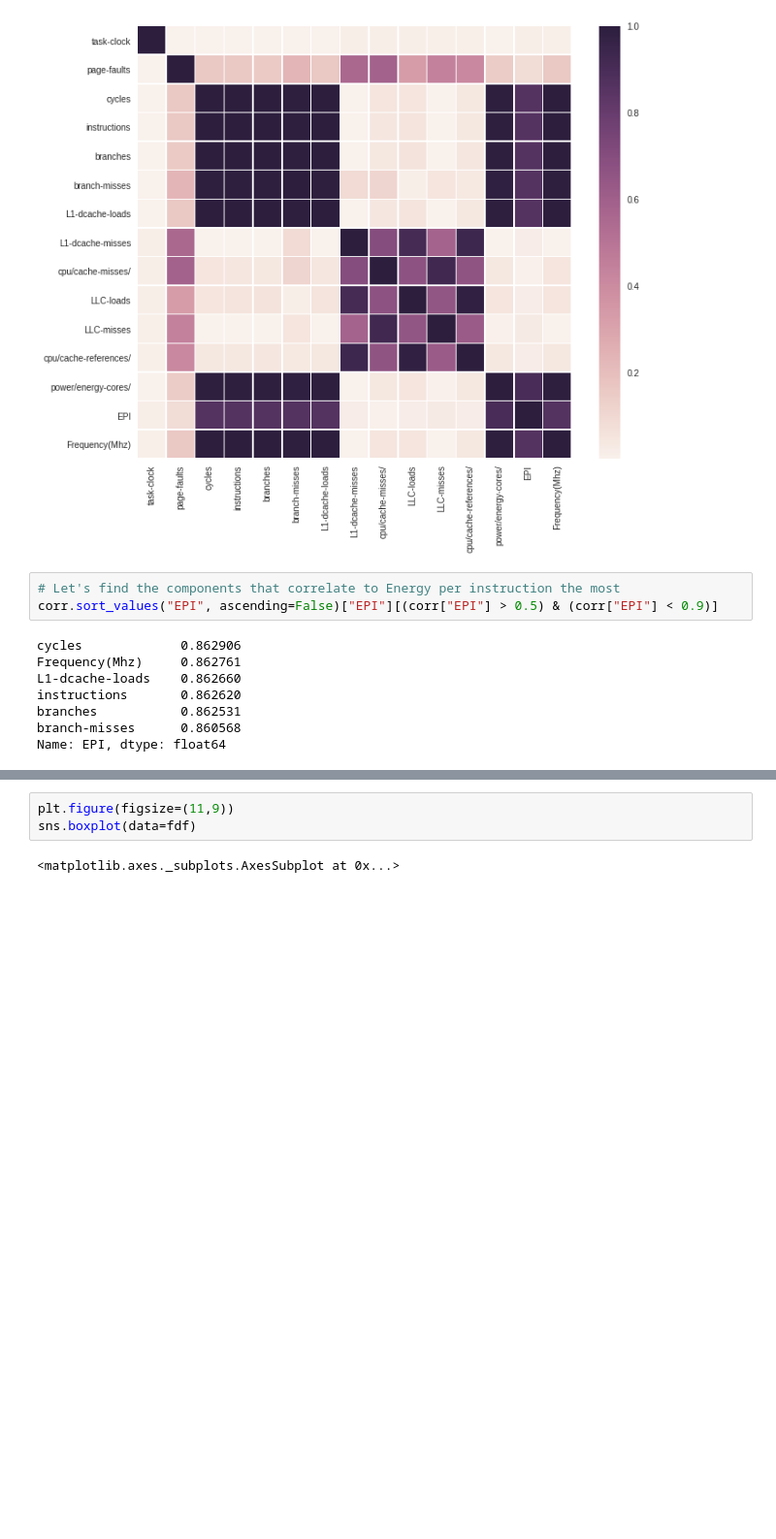
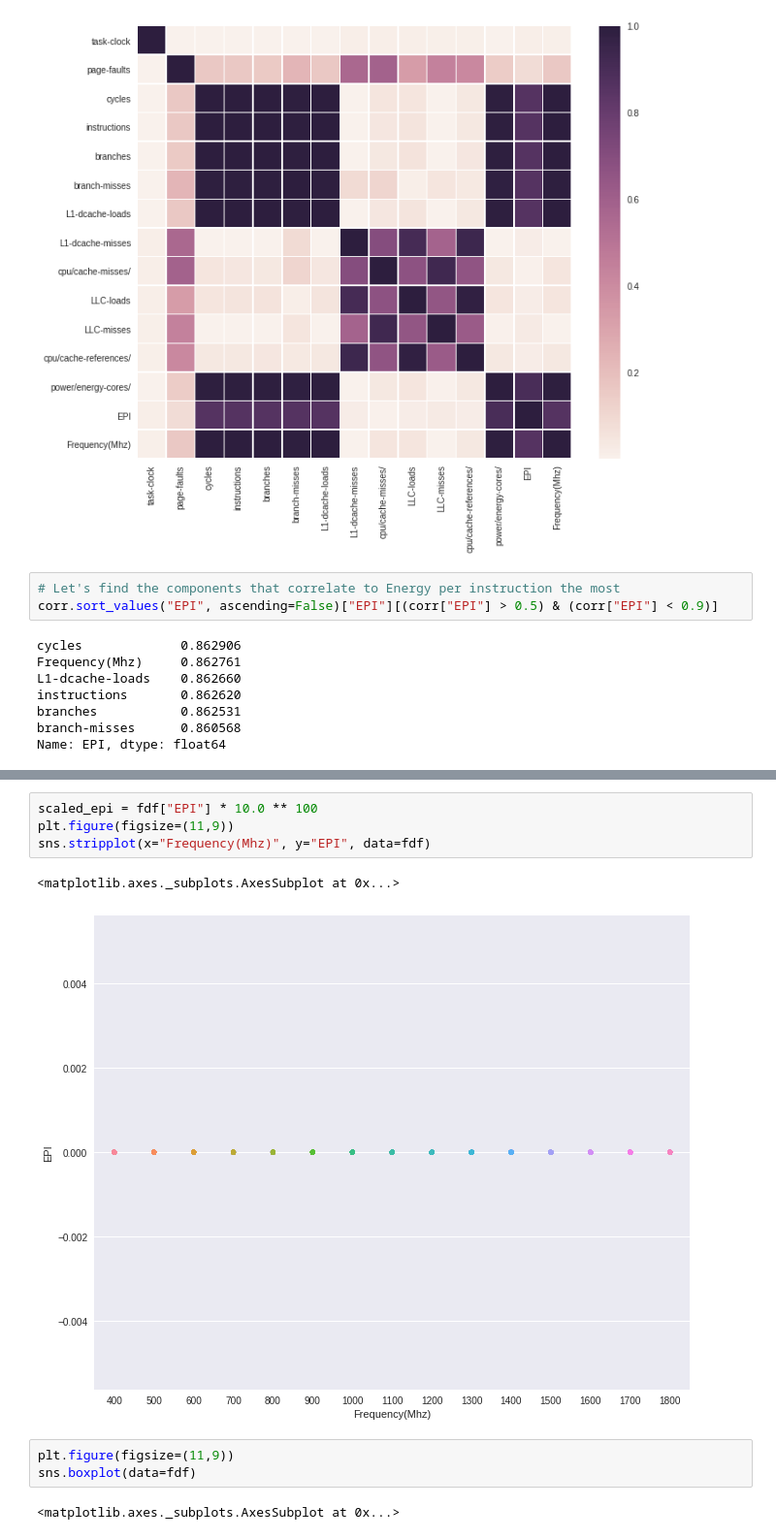
Before and after one commit to rahulunair/perf_scripts, a Jupyter notebook: EA-CPU-full-stress-power-frequency.ipynb, the cells around one changed output, grey strips where cells are left out. Shown at 97% size. Drawn from its saved outputs; the diff is of its cells as text; blank space fills up the shorter version.

```diff
--- a/EA-CPU-full-stress-power-frequency.ipynb
+++ b/EA-CPU-full-stress-power-frequency.ipynb
@@ -92,3 +99,10 @@ sns.regplot(y="EPI", x="Frequency(Mhz)", data=fdf, order=100, ax=ax)
+# %%
+scaled_epi = fdf["EPI"] * 10.0 ** 100
+plt.figure(figsize=(11,9))
+sns.stripplot(x="Frequency(Mhz)", y="EPI", data=fdf)
+# %% [output]
+<matplotlib.axes._subplots.AxesSubplot at 0x...>
+[figure, added]
 # %%
 plt.figure(figsize=(11,9))
 sns.boxplot(data=fdf)
```
Also changed, not shown: parts of 6 cells of this notebook, 1 other file.
